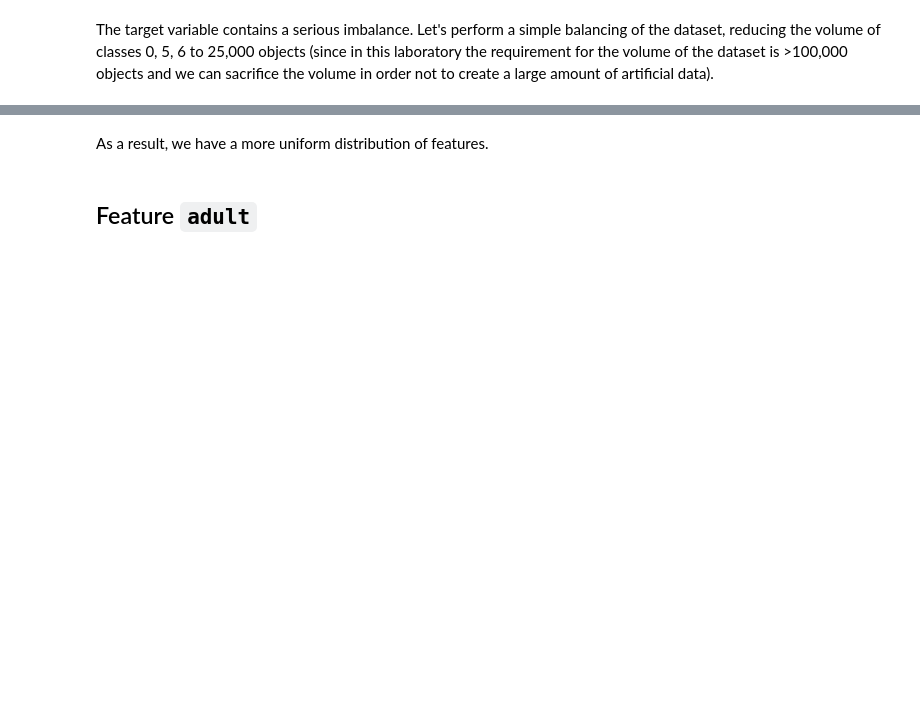
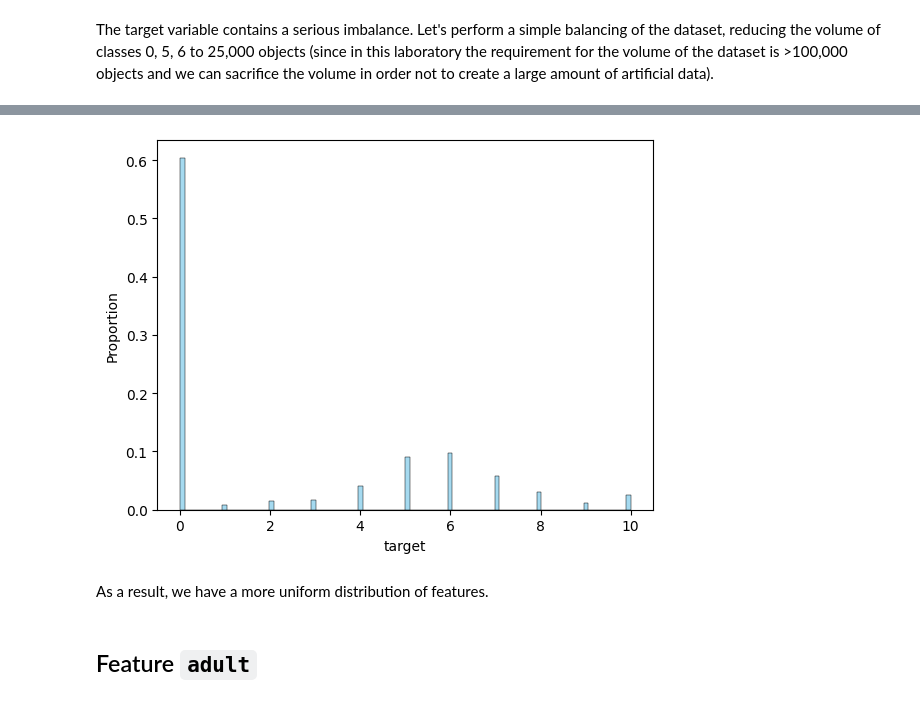
Before and after one commit to Vasilisa-Blyudova/lab-1-kafka-broker, a Jupyter notebook: eda/EDA.ipynb, the cells around one changed output, grey strips where cells are left out. Cells and saved outputs as stored; diff of their text form; code cells hidden in the pictures; blank space fills up the shorter version.

```diff
--- a/eda/EDA.ipynb
+++ b/eda/EDA.ipynb
@@ -109,6 +278,8 @@ original_dataset["target"].value_counts()
 # %%
-sns.histplot(data=original_dataset, x='target', stat='proportion')
+sns.histplot(data=original_dataset, x='target', stat='proportion', color='skyblue')
 plt.show()
+# %% [output]
+[figure, added]
 # %% [markdown]
 As a result, we have a more uniform distribution of features.
 # %% [markdown]
```
Also changed, not shown: parts of 22 cells of this notebook, 1 other file.
